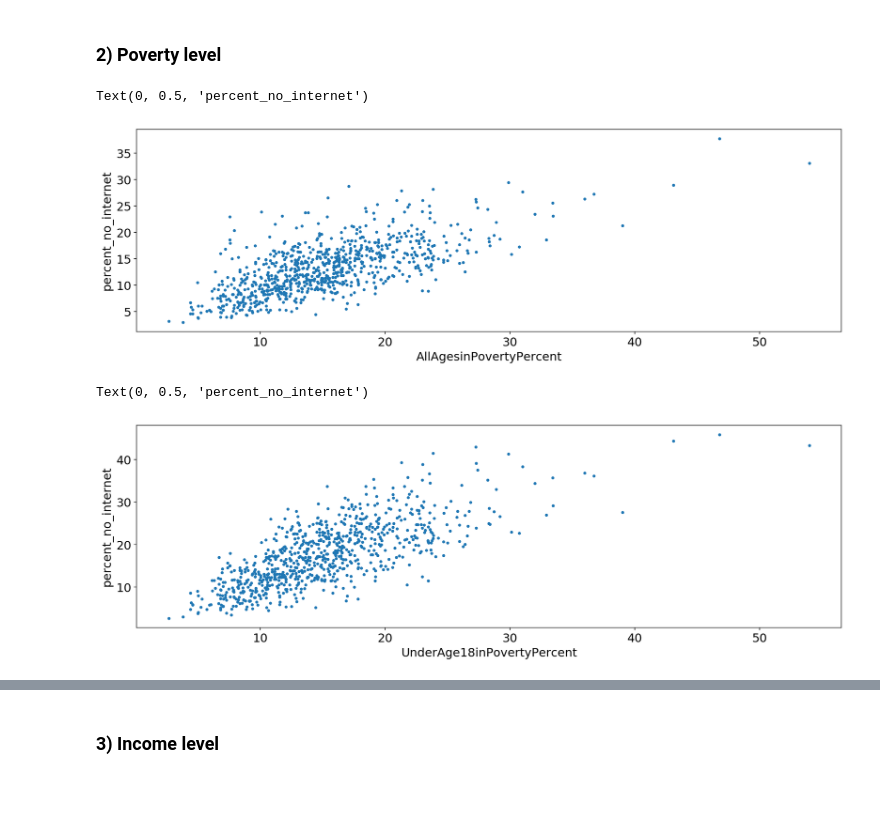
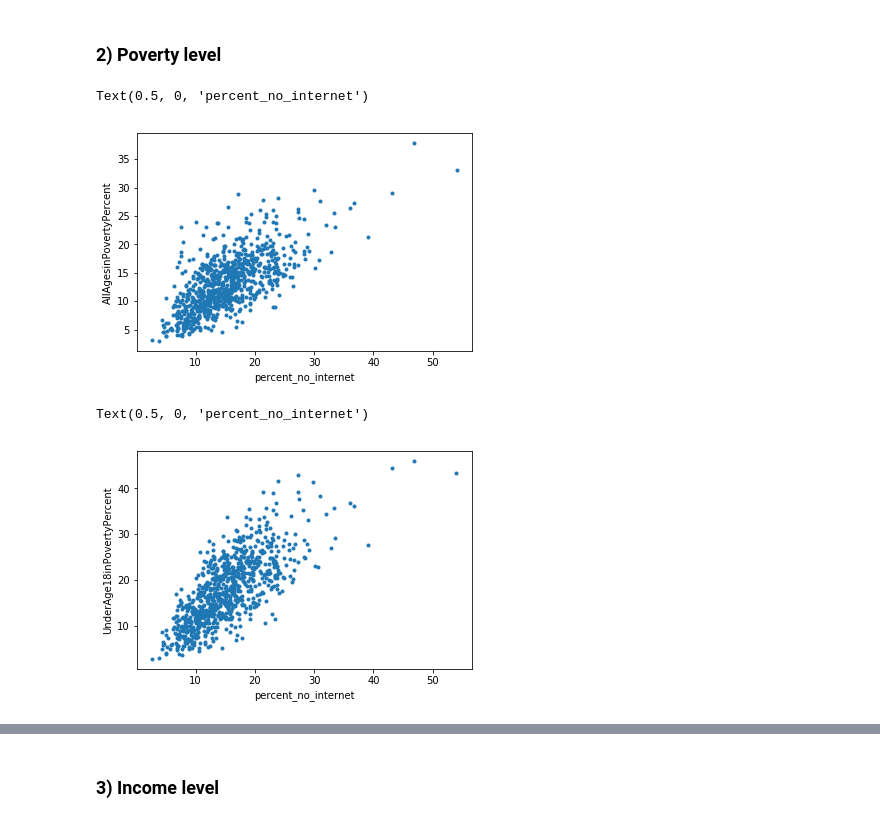
Before and after one commit to jij106/Projects, a Jupyter notebook: FinalProject.ipynb, the cells around one changed output, grey strips where cells are left out. Drawn from its saved outputs; the diff is of its cells as text; code cells hidden in the pictures; blank space fills up the shorter version.

```diff
--- a/FinalProject.ipynb
+++ b/FinalProject.ipynb
@@ -312,16 +333,16 @@ f2 = plt.gcf()
 # %%
 plt.plot(df['percent_no_internet'],df['AllAgesinPovertyPercent'],'.')
 np.corrcoef(df['percent_no_internet'], df['AllAgesinPovertyPercent'])
-plt.xlabel('AllAgesinPovertyPercent')
-plt.ylabel('percent_no_internet')
+plt.ylabel('AllAgesinPovertyPercent')
+plt.xlabel('percent_no_internet')
 # %% [output]
-Text(0, 0.5, 'percent_no_internet')
+Text(0.5, 0, 'percent_no_internet')
-[figure, old version]
+[figure, new version]
 # %%
 plt.plot(df['percent_no_internet'],df['UnderAge18inPovertyPercent'],'.')
 np.corrcoef(df['percent_no_internet'], df['UnderAge18inPovertyPercent'])
-plt.xlabel('UnderAge18inPovertyPercent')
-plt.ylabel('percent_no_internet')
+plt.ylabel('UnderAge18inPovertyPercent')
+plt.xlabel('percent_no_internet')
 # %% [output]
-Text(0, 0.5, 'percent_no_internet')
+Text(0.5, 0, 'percent_no_internet')
-[figure, old version]
+[figure, new version]
```
Also changed, not shown: parts of 40 cells of this notebook.
